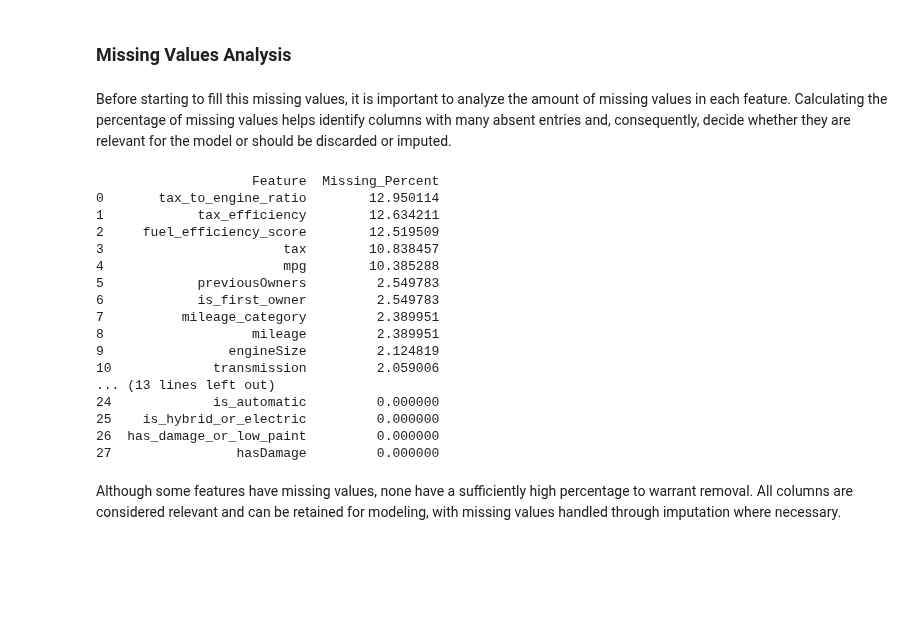
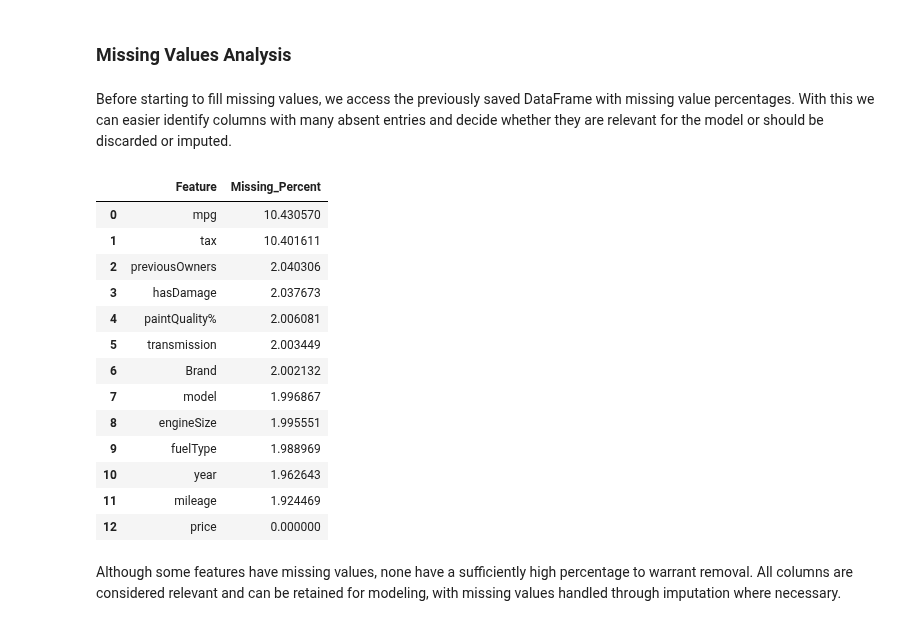
Before and after one commit to mariamiguel720/Machine-Learning-Project-25-26, a Jupyter notebook: notebooks/Data Preprocessing.ipynb, the cells around one changed output. Cells and saved outputs as stored; diff of their text form; code cells hidden in the pictures; blank space fills up the shorter version.

```diff
--- a/notebooks/Data Preprocessing.ipynb
+++ b/notebooks/Data Preprocessing.ipynb
@@ -769,41 +769,26 @@ test = test_fe.copy()
 # %% [markdown]
 ### Missing Values Analysis
 # %% [markdown]
-Before starting to fill this missing values, it is important to analyze the amount of missing values in each feature.
-Calculating the percentage of missing values helps identify columns with many absent entries and, consequently, decide whether they are relevant for the model or should be discarded or imputed.
+Before starting to fill missing values, we access the previously saved DataFrame with missing value percentages. With this we can easier identify columns with many absent entries and decide whether they are relevant for the model or should be discarded or imputed.
-# %%
-# Number of rows in the dataset
-rows_number = X_train.shape[0]
-
-# Number of missing values per column
-missing_counts = X_train.isnull().sum()
-
-# Percentage of missing values per column
-missing_percentage = (missing_counts / rows_number) * 100
-
-# Show in DataFrame format, sorted from highest to lowest
-missing_df = missing_percentage.sort_values(ascending=False).reset_index()
-missing_df.columns = ['Feature', 'Missing_Percent']
-
-print(missing_df)
-# %% [output]
-                    Feature  Missing_Percent
-0       tax_to_engine_ratio        12.950114
-1            tax_efficiency        12.634211
-2     fuel_efficiency_score        12.519509
-3                       tax        10.838457
-4                       mpg        10.385288
-5            previousOwners         2.549783
-6            is_first_owner         2.549783
-7          mileage_category         2.389951
-8                   mileage         2.389951
-9                engineSize         2.124819
-10             transmission         2.059006
-... (13 lines left out)
-24             is_automatic         0.000000
-25    is_hybrid_or_electric         0.000000
-26  has_damage_or_low_paint         0.000000
-27                hasDamage         0.000000
+# %%
+# Import the missing values summary DataFrame
+missing_df = pd.read_csv('../EDA_outputs/missing_values_summary.csv', index_col=0)
+missing_df
+# %% [output]
+|  | Feature | Missing_Percent |
+| 0 | mpg | 10.430570 |
+| 1 | tax | 10.401611 |
+| 2 | previousOwners | 2.040306 |
+| 3 | hasDamage | 2.037673 |
+| 4 | paintQuality% | 2.006081 |
+| 5 | transmission | 2.003449 |
+| 6 | Brand | 2.002132 |
+| 7 | model | 1.996867 |
+| 8 | engineSize | 1.995551 |
+| 9 | fuelType | 1.988969 |
+| 10 | year | 1.962643 |
+| 11 | mileage | 1.924469 |
+| 12 | price | 0.000000 |
 # %% [markdown]
 Although some features have missing values, none have a sufficiently high percentage to warrant removal. All columns are considered relevant and can be retained for modeling, with missing values handled through imputation where necessary.
 # %% [markdown]
```
Also changed, not shown: parts of 5 cells of this notebook, 1 other file.
